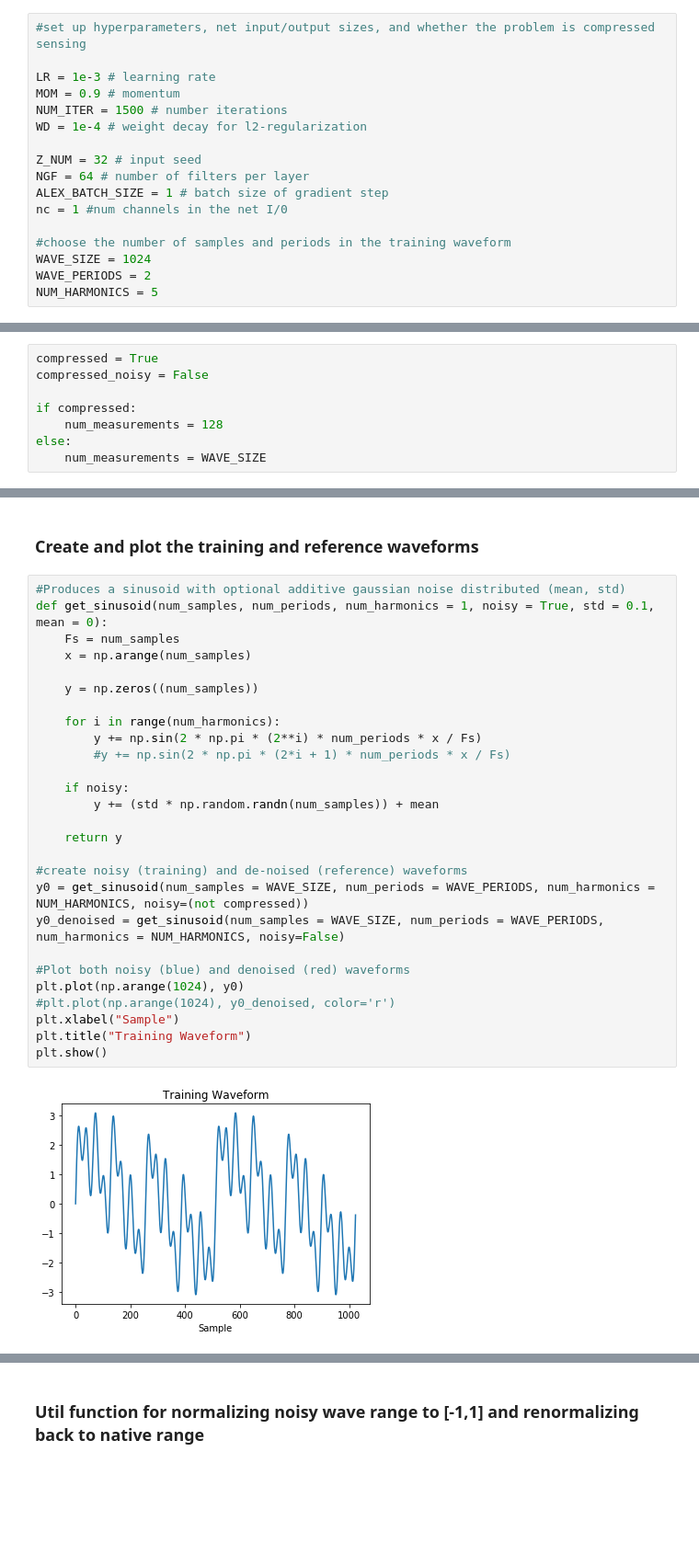
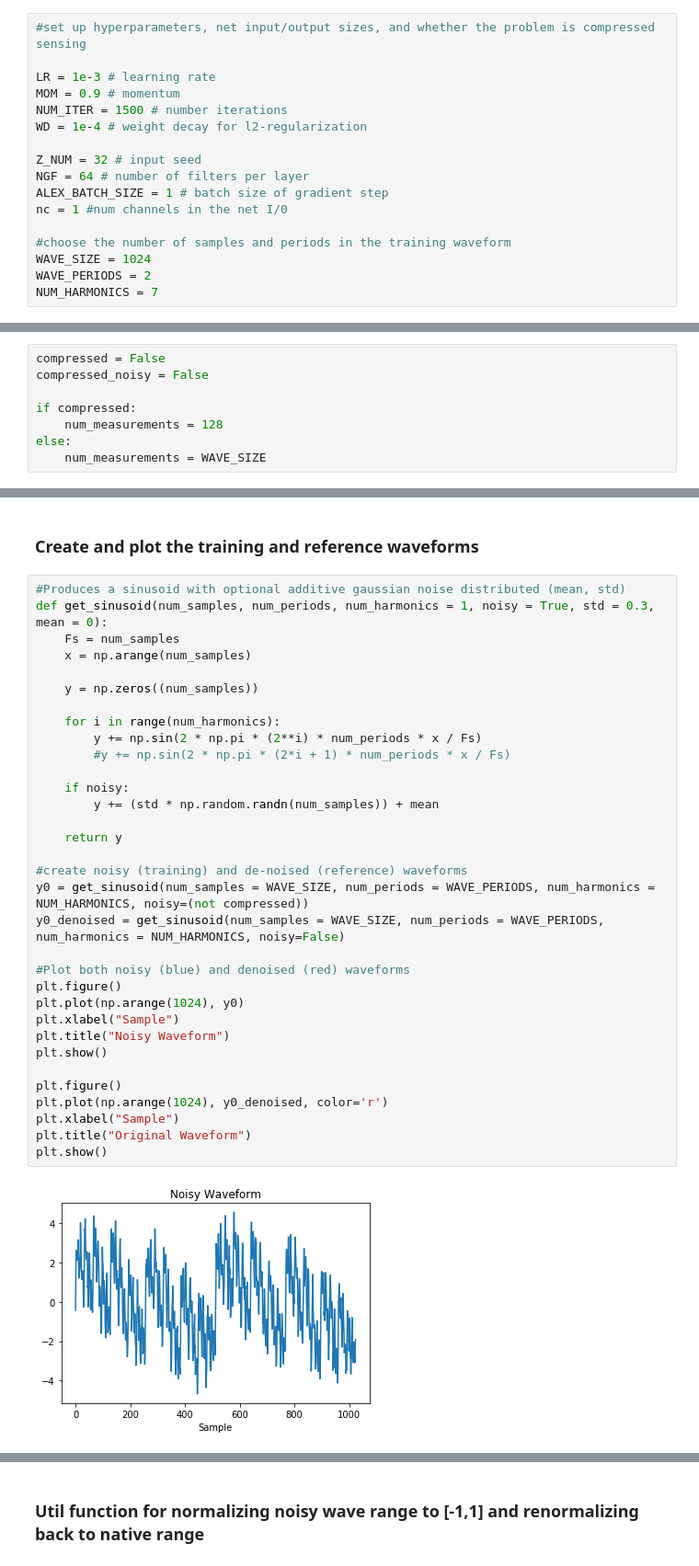
Before and after one commit to Sriram-Ravula/Sine_DIP, a Jupyter notebook: SineWave-DIP.ipynb, the cells around one changed output, grey strips where cells are left out. Shown at 92% size. Cells and saved outputs as stored; diff of their text form; blank space fills up the shorter version.

```diff
--- a/SineWave-DIP.ipynb
+++ b/SineWave-DIP.ipynb
@@ -43,11 +42,11 @@ nc = 1 #num channels in the net I/0
 #choose the number of samples and periods in the training waveform
 WAVE_SIZE = 1024
 WAVE_PERIODS = 2
-NUM_HARMONICS = 5
+NUM_HARMONICS = 7
 # %% [markdown]
 ### Choose whether the problem is compressed sensing or DIP
 # %%
-compressed = True
+compressed = False
 compressed_noisy = False
 
 if compressed:
@@ -74,30 +73,36 @@ True
 ### Create and plot the training and reference waveforms
 # %%
 #Produces a sinusoid with optional additive gaussian noise distributed (mean, std)
-def get_sinusoid(num_samples, num_periods, num_harmonics = 1, noisy = True, std = 0.1, mean = 0):
+def get_sinusoid(num_samples, num_periods, num_harmonics = 1, noisy = True, std = 0.3, mean = 0):
     Fs = num_samples
     x = np.arange(num_samples)
 
     y = np.zeros((num_samples))
 
     for i in range(num_harmonics):
         y += np.sin(2 * np.pi * (2**i) * num_periods * x / Fs)
         #y += np.sin(2 * np.pi * (2*i + 1) * num_periods * x / Fs)
 
     if noisy:
         y += (std * np.random.randn(num_samples)) + mean
 
     return y
 
 #create noisy (training) and de-noised (reference) waveforms
 y0 = get_sinusoid(num_samples = WAVE_SIZE, num_periods = WAVE_PERIODS, num_harmonics = NUM_HARMONICS, noisy=(not compressed))
 y0_denoised = get_sinusoid(num_samples = WAVE_SIZE, num_periods = WAVE_PERIODS, num_harmonics = NUM_HARMONICS, noisy=False)
 
 #Plot both noisy (blue) and denoised (red) waveforms
+plt.figure()
 plt.plot(np.arange(1024), y0)
-#plt.plot(np.arange(1024), y0_denoised, color='r')
 plt.xlabel("Sample")
-plt.title("Training Waveform")
+plt.title("Noisy Waveform")
 plt.show()
+
+plt.figure()
+plt.plot(np.arange(1024), y0_denoised, color='r')
+plt.xlabel("Sample")
+plt.title("Original Waveform")
+plt.show()
 # %% [output]
-[figure, old version]
+[figure, new version]
```
Also changed, not shown: parts of 8 cells of this notebook, 6 other files.
